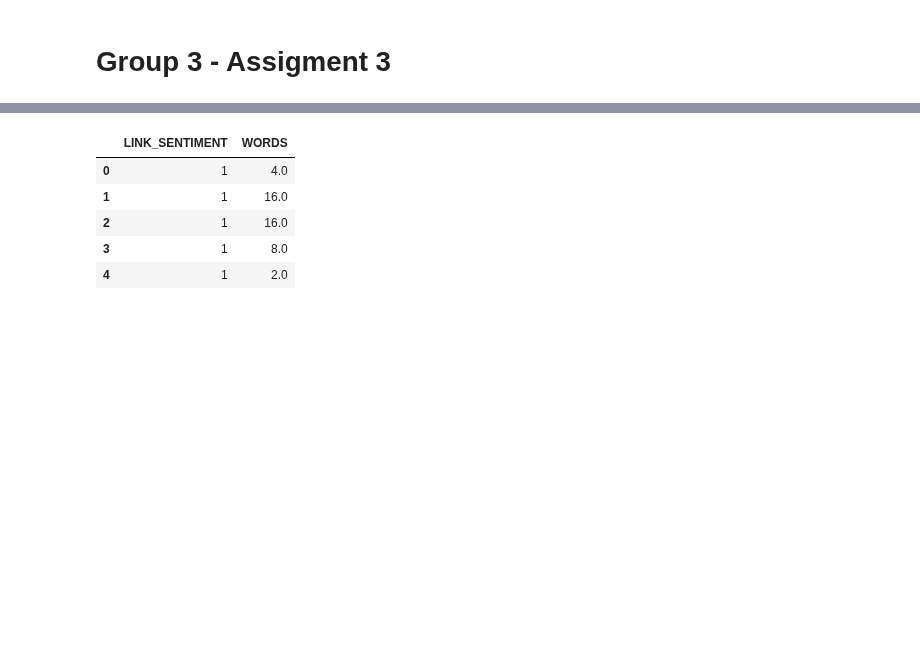
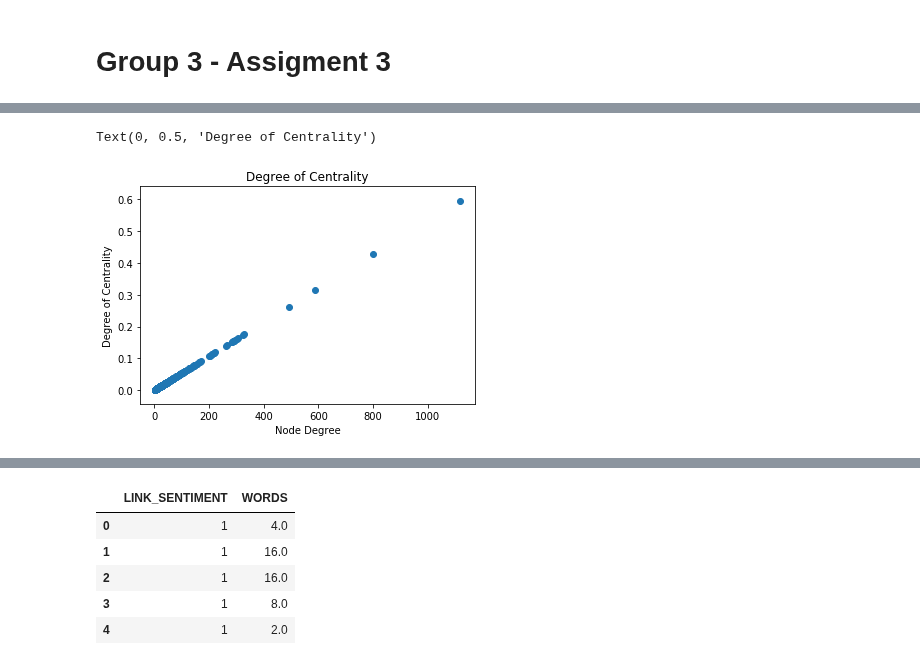
Before and after one commit to maliakber/algorithm-data-model-csc-501, a Jupyter notebook: source/assignment-3/assignment-3-jupnote-maybins.ipynb, the cells around one changed output, grey strips where cells are left out. Cells and saved outputs as stored; diff of their text form; code cells hidden in the pictures; blank space fills up the shorter version.

```diff
--- a/source/assignment-3/assignment-3-jupnote-maybins.ipynb
+++ b/source/assignment-3/assignment-3-jupnote-maybins.ipynb
@@ -20,0 +137,8 @@ data.head()
+# %%
+plt.scatter(degrees,dec.values())
+plt.title("Degree of Centrality")
+plt.xlabel("Node Degree")
+plt.ylabel("Degree of Centrality")
+# %% [output]
+Text(0, 0.5, 'Degree of Centrality')
+[figure, added]
```
Also changed, not shown: parts of 39 cells of this notebook.
